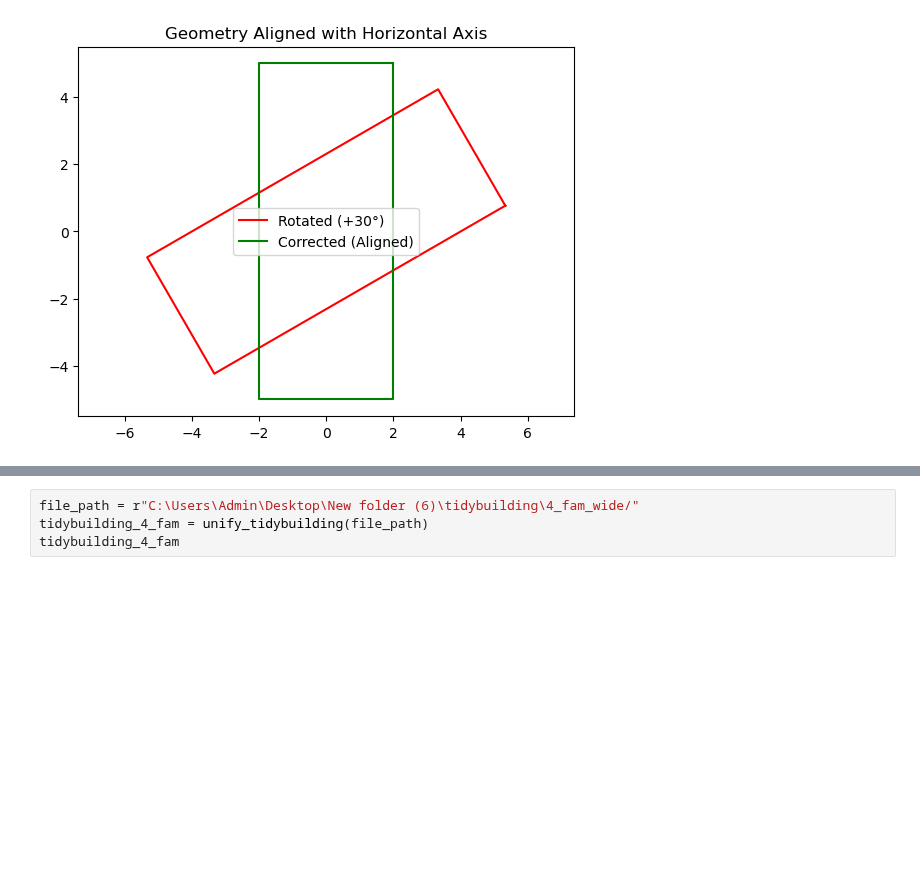
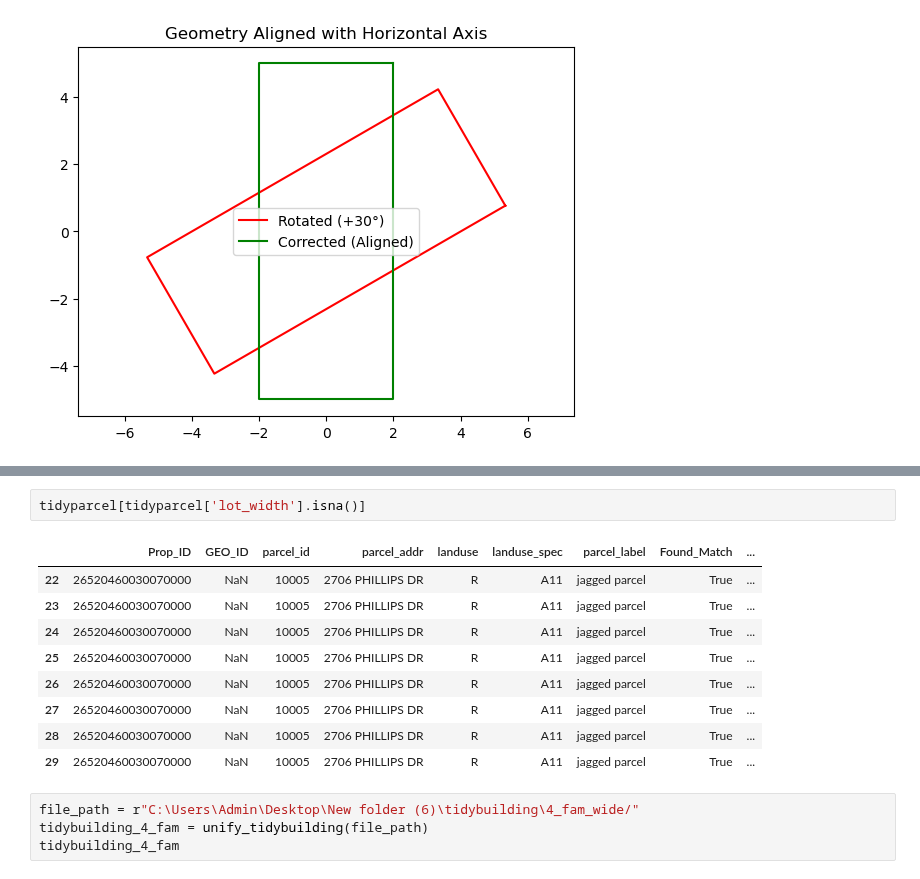
Before and after one commit to HOUPU1993/tidyzoning, a Jupyter notebook: test.ipynb, the cells around one changed output, grey strips where cells are left out. Cells and saved outputs as stored; diff of their text form; blank space fills up the shorter version.

```diff
--- a/test.ipynb
+++ b/test.ipynb
@@ -246,3 +262,15 @@ tidyparcel_info
+# %%
+tidyparcel[tidyparcel['lot_width'].isna()]
+# %% [output]
+|  | Prop_ID | GEO_ID | parcel_id | parcel_addr | landuse | landuse_spec | parcel_label | Found_Match | ... |
+| 22 | 26520460030070000 | NaN | 10005 | 2706 PHILLIPS DR | R | A11 | jagged parcel | True | ... |
+| 23 | 26520460030070000 | NaN | 10005 | 2706 PHILLIPS DR | R | A11 | jagged parcel | True | ... |
+| 24 | 26520460030070000 | NaN | 10005 | 2706 PHILLIPS DR | R | A11 | jagged parcel | True | ... |
+| 25 | 26520460030070000 | NaN | 10005 | 2706 PHILLIPS DR | R | A11 | jagged parcel | True | ... |
+| 26 | 26520460030070000 | NaN | 10005 | 2706 PHILLIPS DR | R | A11 | jagged parcel | True | ... |
+| 27 | 26520460030070000 | NaN | 10005 | 2706 PHILLIPS DR | R | A11 | jagged parcel | True | ... |
+| 28 | 26520460030070000 | NaN | 10005 | 2706 PHILLIPS DR | R | A11 | jagged parcel | True | ... |
+| 29 | 26520460030070000 | NaN | 10005 | 2706 PHILLIPS DR | R | A11 | jagged parcel | True | ... |
 # %%
 file_path = r"C:\Users\Admin\Desktop\New folder (6)\tidybuilding\4_fam_wide/"
 tidybuilding_4_fam = unify_tidybuilding(file_path)
```
Also changed, not shown: parts of 2 cells of this notebook, 1 other file.
